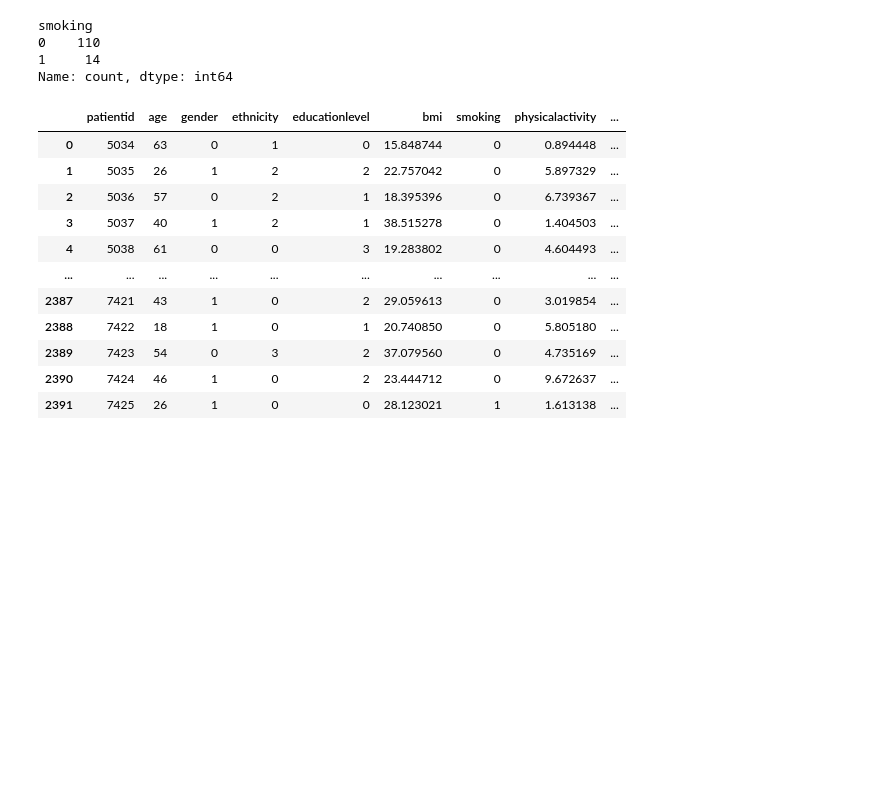
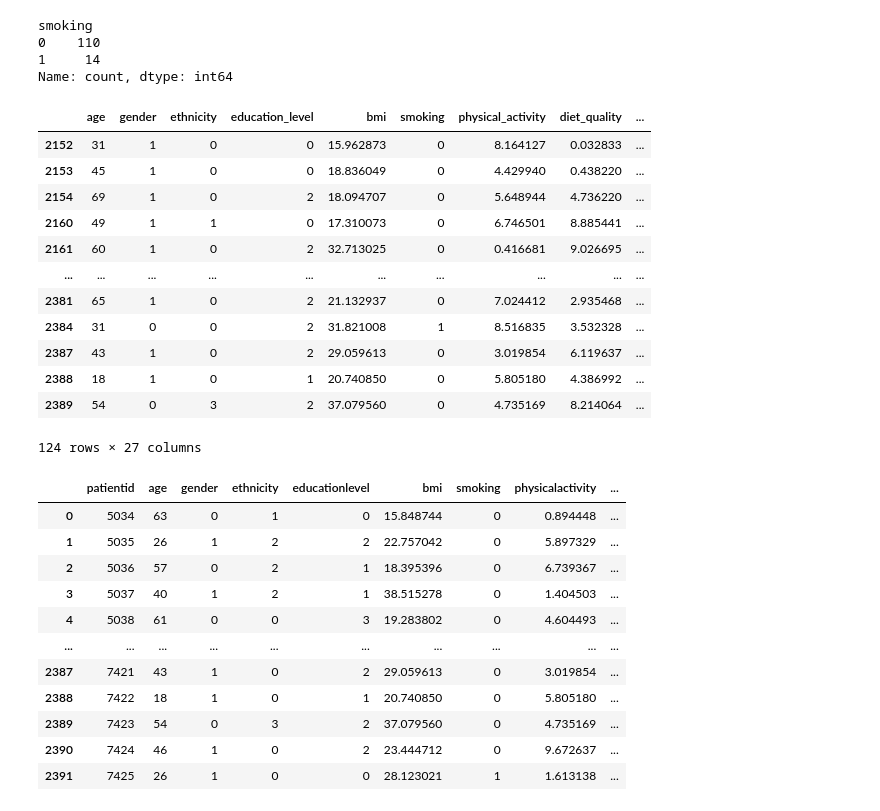
Before and after one commit to thunder913/Data-science-project-architecture, a Jupyter notebook: notebooks/asthma_disease_eda.ipynb, the cells around one changed output. Cells and saved outputs as stored; diff of their text form; code cells hidden in the pictures; blank space fills up the shorter version.

```diff
--- a/notebooks/asthma_disease_eda.ipynb
+++ b/notebooks/asthma_disease_eda.ipynb
@@ -74,6 +74,22 @@ smoking
 0    110
 1     14
 Name: count, dtype: int64
+# %%
+asthma_data_tidy[asthma_data_tidy.diagnosis == 1]
+# %% [output]
+|  | age | gender | ethnicity | education_level | bmi | smoking | physical_activity | diet_quality | ... |
+| 2152 | 31 | 1 | 0 | 0 | 15.962873 | 0 | 8.164127 | 0.032833 | ... |
+| 2153 | 45 | 1 | 0 | 0 | 18.836049 | 0 | 4.429940 | 0.438220 | ... |
+| 2154 | 69 | 1 | 0 | 2 | 18.094707 | 0 | 5.648944 | 4.736220 | ... |
+| 2160 | 49 | 1 | 1 | 0 | 17.310073 | 0 | 6.746501 | 8.885441 | ... |
+| 2161 | 60 | 1 | 0 | 2 | 32.713025 | 0 | 0.416681 | 9.026695 | ... |
+| ... | ... | ... | ... | ... | ... | ... | ... | ... | ... |
+| 2381 | 65 | 1 | 0 | 2 | 21.132937 | 0 | 7.024412 | 2.935468 | ... |
+| 2384 | 31 | 0 | 0 | 2 | 31.821008 | 1 | 8.516835 | 3.532328 | ... |
+| 2387 | 43 | 1 | 0 | 2 | 29.059613 | 0 | 3.019854 | 6.119637 | ... |
+| 2388 | 18 | 1 | 0 | 1 | 20.740850 | 0 | 5.805180 | 4.386992 | ... |
+| 2389 | 54 | 0 | 3 | 2 | 37.079560 | 0 | 4.735169 | 8.214064 | ... |
+124 rows × 27 columns
 # %%
 asthma_data_tidy
 # %% [output]
```
Also changed, not shown: parts of 7 cells of this notebook, 4 other files.
